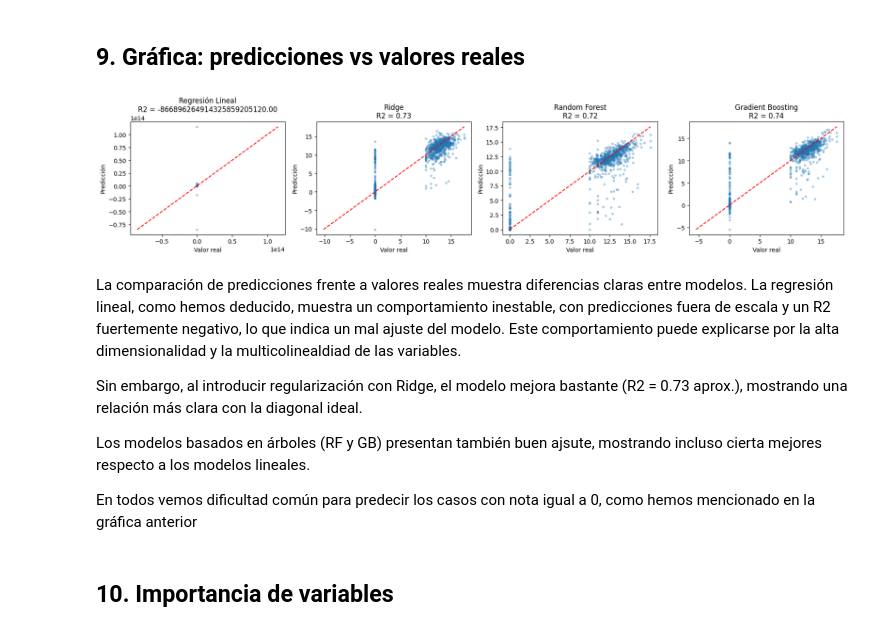
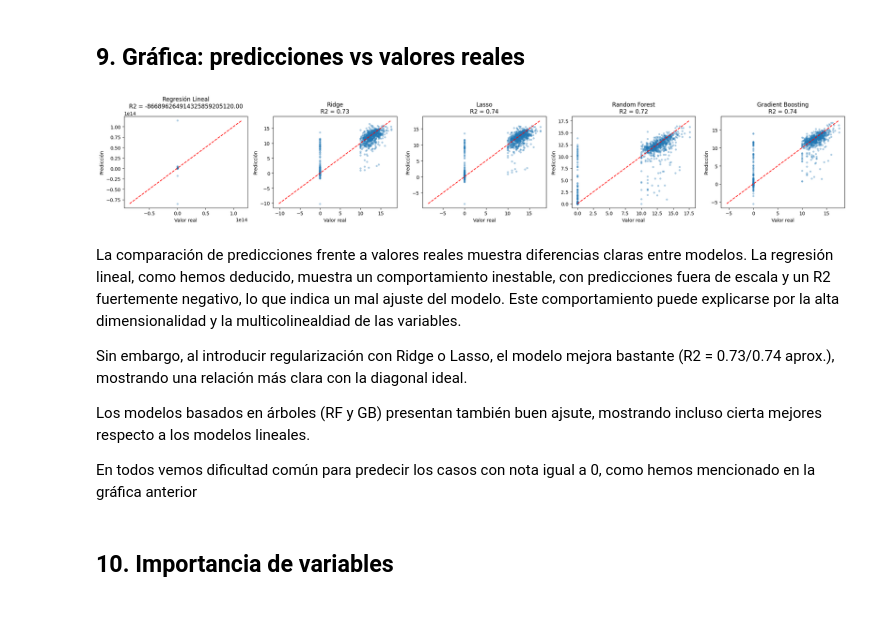
Before and after one commit to adrianalorenzo/ML_proyecto_final, a Jupyter notebook: notebooks/04_regresion.ipynb, the cells around one changed output. Cells and saved outputs as stored; diff of their text form; code cells hidden in the pictures.

```diff
--- a/notebooks/04_regresion.ipynb
+++ b/notebooks/04_regresion.ipynb
@@ -243,34 +243,34 @@ En general, el modelo captura correctamente la tendencia global, aunque presenta
 # %% [markdown]
 ## 9. Gráfica: predicciones vs valores reales
 # %%
-modelos_pred = [('Regresión Lineal', lr_pred), ('Ridge', ridge_pred), ('Random Forest', rf_pred), ('Gradient Boosting', gb_pred)]
+modelos_pred = [('Regresión Lineal', lr_pred), ('Ridge', ridge_pred), ('Lasso', lasso_pred), ('Random Forest', rf_pred), ('Gradient Boosting', gb_pred)]
 
-fig, axes = plt.subplots(1,4, figsize=(18,4))
+fig, axes = plt.subplots(1,5, figsize=(22,4))
 
 for ax, (nombre, y_pred) in zip(axes, modelos_pred):
 
     ax.scatter(y_test, y_pred, alpha=0.3, s=10)
 
     #linea ideal (y=x)
     lims = [min(y_test.min(), y_pred.min()), max(y_test.max(), y_pred.max())]
     ax.plot(lims, lims, 'r--')
 
     #R2
     r2 = resultados_reg[nombre]['R2']
 
     ax.set_title(f'{nombre}\nR2 = {r2:.2f}')
     ax.set_xlabel('Valor real')
     ax.set_ylabel('Predicción')
 
 plt.tight_layout()
 plt.show()
 # %% [output]
-[figure, old version]
+[figure, new version]
 # %% [markdown]
 La comparación de predicciones frente a valores reales muestra diferencias claras entre modelos.
 La regresión lineal, como hemos deducido, muestra un comportamiento inestable, con predicciones fuera de escala y un R2 fuertemente negativo, lo que indica un mal ajuste del modelo. Este comportamiento puede explicarse por la alta dimensionalidad y la multicolinealdiad de las variables.
 
-Sin embargo, al introducir regularización con Ridge, el modelo mejora bastante (R2 = 0.73 aprox.), mostrando una relación más clara con la diagonal ideal.
+Sin embargo, al introducir regularización con Ridge o Lasso, el modelo mejora bastante (R2 = 0.73/0.74 aprox.), mostrando una relación más clara con la diagonal ideal.
 
 Los modelos basados en árboles (RF y GB) presentan también buen ajsute, mostrando incluso cierta mejores respecto a los modelos lineales.
 
```
Also changed, not shown: parts of 1 cell of this notebook.
